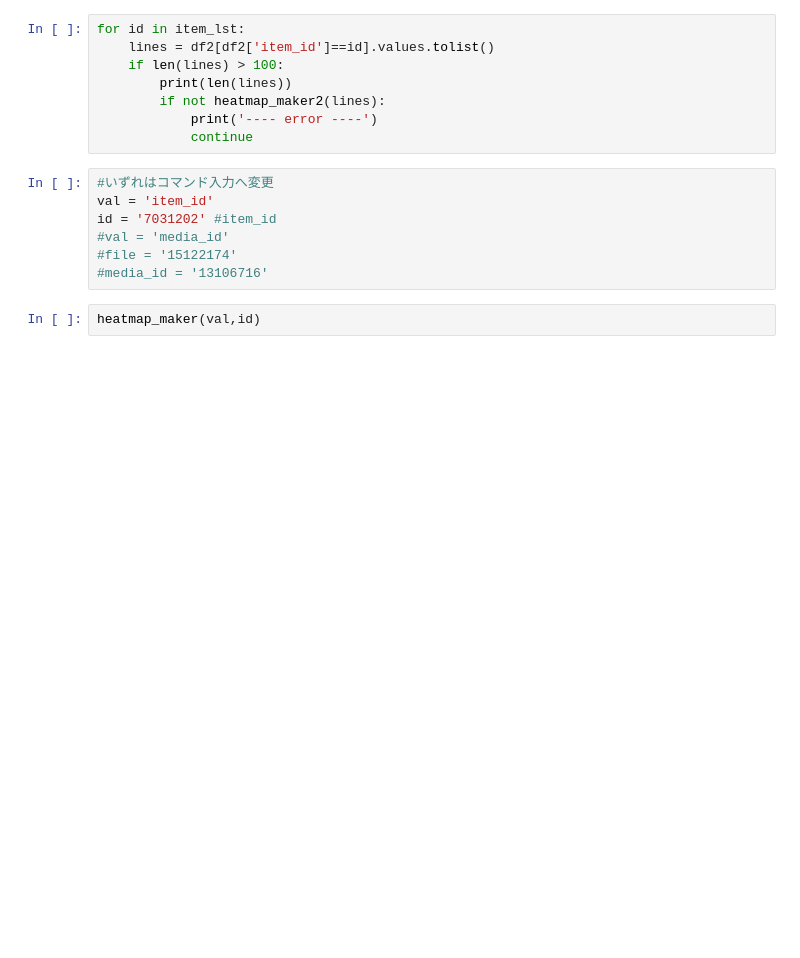
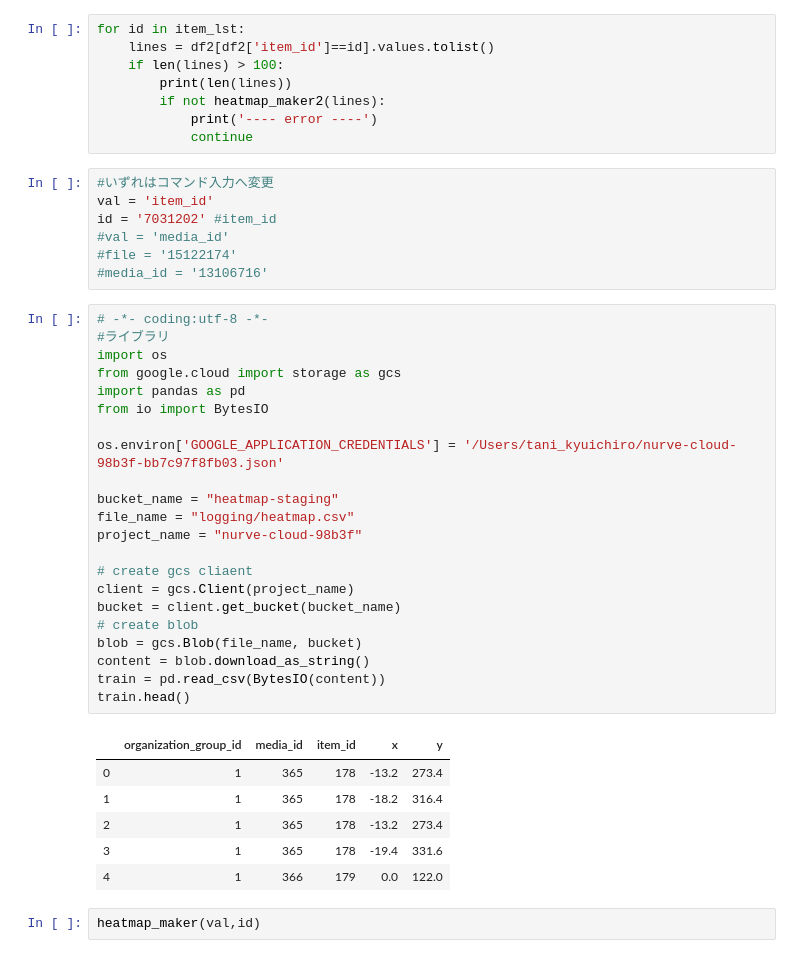
Before and after one commit to Tani-Q/heatmap_project, a Jupyter notebook: panorama_user_eventヒートマップ-type_json.ipynb, the cells around one changed output. Cells and saved outputs as stored; diff of their text form; blank space fills up the shorter version.

```diff
--- a/panorama_user_eventヒートマップ-type_json.ipynb
+++ b/panorama_user_eventヒートマップ-type_json.ipynb
@@ -663,6 +685,35 @@ id = '7031202' #item_id
 #val = 'media_id'
 #file = '15122174'
 #media_id = '13106716'
+# %%
+# -*- coding:utf-8 -*-
+#ライブラリ
+import os
+from google.cloud import storage as gcs
+import pandas as pd
+from io import BytesIO
+
+os.environ['GOOGLE_APPLICATION_CREDENTIALS'] = '/Users/tani_kyuichiro/nurve-cloud-98b3f-bb7c97f8fb03.json'
+
+bucket_name = "heatmap-staging"
+file_name = "logging/heatmap.csv"
+project_name = "nurve-cloud-98b3f"
+
+# create gcs cliaent
+client = gcs.Client(project_name)
+bucket = client.get_bucket(bucket_name)
+# create blob
+blob = gcs.Blob(file_name, bucket)
+content = blob.download_as_string()
+train = pd.read_csv(BytesIO(content))
+train.head()
+# %% [output]
+|  | organization_group_id | media_id | item_id | x | y |
+| 0 | 1 | 365 | 178 | -13.2 | 273.4 |
+| 1 | 1 | 365 | 178 | -18.2 | 316.4 |
+| 2 | 1 | 365 | 178 | -13.2 | 273.4 |
+| 3 | 1 | 365 | 178 | -19.4 | 331.6 |
+| 4 | 1 | 366 | 179 | 0.0 | 122.0 |
 # %%
 heatmap_maker(val,id)
 # %%
```
Also changed, not shown: parts of 5 cells of this notebook, 2 other files.
